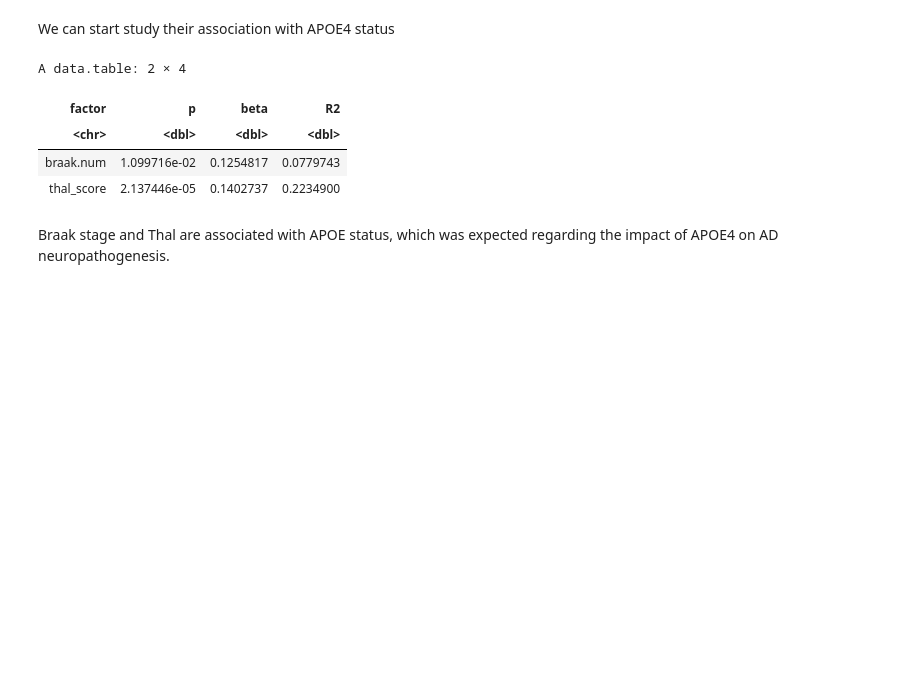
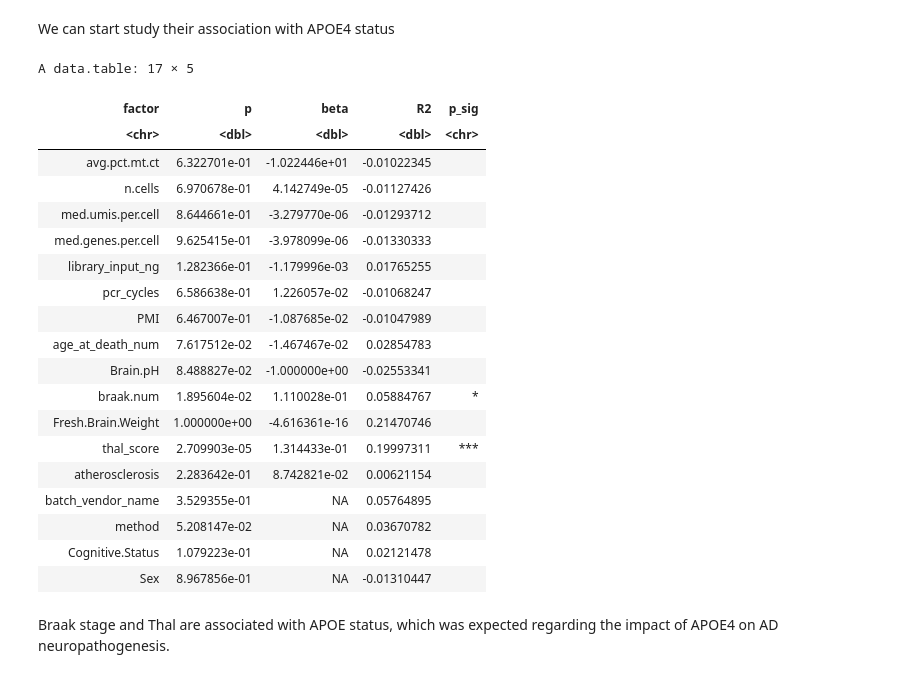
Before and after one commit to TCW-lab/singlecell-brain, a Jupyter notebook: notebooks/Pseudobulk_DESeq2_analysis_of_SEAAD_data.ipynb, the cells around one changed output. Cells and saved outputs as stored; diff of their text form; code cells hidden in the pictures; blank space fills up the shorter version.

```diff
--- a/notebooks/Pseudobulk_DESeq2_analysis_of_SEAAD_data.ipynb
+++ b/notebooks/Pseudobulk_DESeq2_analysis_of_SEAAD_data.ipynb
@@ -158,21 +158,48 @@ We can start study their association with APOE4 status
 # %%
 factor_of_int<-'APOE4.Status'
 
-res_cor_fctr<-rbindlist(lapply(setdiff(covs_to_check$nums,factor_of_int), function(f){
+res_cor_fctr_num<-rbindlist(lapply(setdiff(covs_to_check$nums,factor_of_int), function(f){
   mod<-lm(unlist(mtdf[,lapply(.SD, as.numeric),.SDcols=factor_of_int])~unlist(mtdf[,..f]))
   summstats<-summary(mod)
   data.table(factor=f,
              p=summstats$coefficients[2,4],
              beta=summstats$coefficients[2,1],
              R2=summstats$adj.r.squared)
 }))
-res_cor_fctr[p<0.05]
+res_cor_fctr_cat<-rbindlist(lapply(setdiff(covs_to_check$categorical,factor_of_int), function(f){
+  mod<-lm(unlist(mtdf[,lapply(.SD, as.numeric),.SDcols=factor_of_int])~unlist(mtdf[,..f]))
+  summstats<-summary(mod)
+  data.table(factor=f,
+             p=anova(mod)$Pr[1],
+             R2=summstats$adj.r.squared)
+}))
+
+res_cor_fctr<-rbind(res_cor_fctr_num,res_cor_fctr_cat,fill=TRUE)
+
+res_cor_fctr[,p_sig:=ifelse(p<0.001,'***',ifelse(p<0.01,'**',ifelse(p<0.05,'*','')))]
+res_cor_fctr
+fwrite(res_cor_fctr,fp(out,'astrocyte_DLPFC_apoe4_others_covariates_association.csv'))
 # %% [output]
-A data.table: 2 × 4
+A data.table: 17 × 5
-| factor | p | beta | R2 |
-| <chr> | <dbl> | <dbl> | <dbl> |
-| braak.num | 1.099716e-02 | 0.1254817 | 0.0779743 |
-| thal_score | 2.137446e-05 | 0.1402737 | 0.2234900 |
+| factor | p | beta | R2 | p_sig |
+| <chr> | <dbl> | <dbl> | <dbl> | <chr> |
+| avg.pct.mt.ct | 6.322701e-01 | -1.022446e+01 | -0.01022345 |  |
+| n.cells | 6.970678e-01 | 4.142749e-05 | -0.01127426 |  |
+| med.umis.per.cell | 8.644661e-01 | -3.279770e-06 | -0.01293712 |  |
+| med.genes.per.cell | 9.625415e-01 | -3.978099e-06 | -0.01330333 |  |
+| library_input_ng | 1.282366e-01 | -1.179996e-03 | 0.01765255 |  |
+| pcr_cycles | 6.586638e-01 | 1.226057e-02 | -0.01068247 |  |
+| PMI | 6.467007e-01 | -1.087685e-02 | -0.01047989 |  |
+| age_at_death_num | 7.617512e-02 | -1.467467e-02 | 0.02854783 |  |
+| Brain.pH | 8.488827e-02 | -1.000000e+00 | -0.02553341 |  |
+| braak.num | 1.895604e-02 | 1.110028e-01 | 0.05884767 | * |
+| Fresh.Brain.Weight | 1.000000e+00 | -4.616361e-16 | 0.21470746 |  |
+| thal_score | 2.709903e-05 | 1.314433e-01 | 0.19997311 | *** |
+| atherosclerosis | 2.283642e-01 | 8.742821e-02 | 0.00621154 |  |
+| batch_vendor_name | 3.529355e-01 | NA | 0.05764895 |  |
+| method | 5.208147e-02 | NA | 0.03670782 |  |
+| Cognitive.Status | 1.079223e-01 | NA | 0.02121478 |  |
+| Sex | 8.967856e-01 | NA | -0.01310447 |  |
 # %% [markdown]
 Braak stage and Thal are associated with APOE status, which was expected regarding the impact of APOE4 on AD neuropathogenesis.
 # %% [markdown]
```
Also changed, not shown: parts of 3 cells of this notebook.
